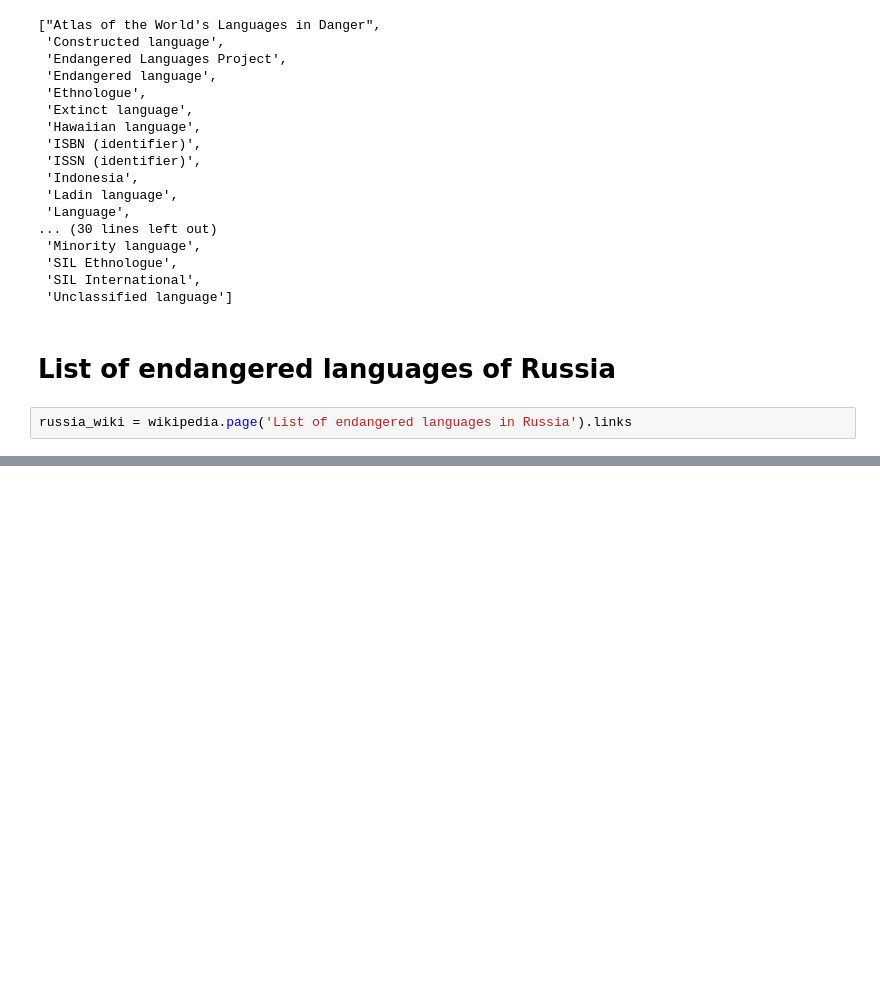
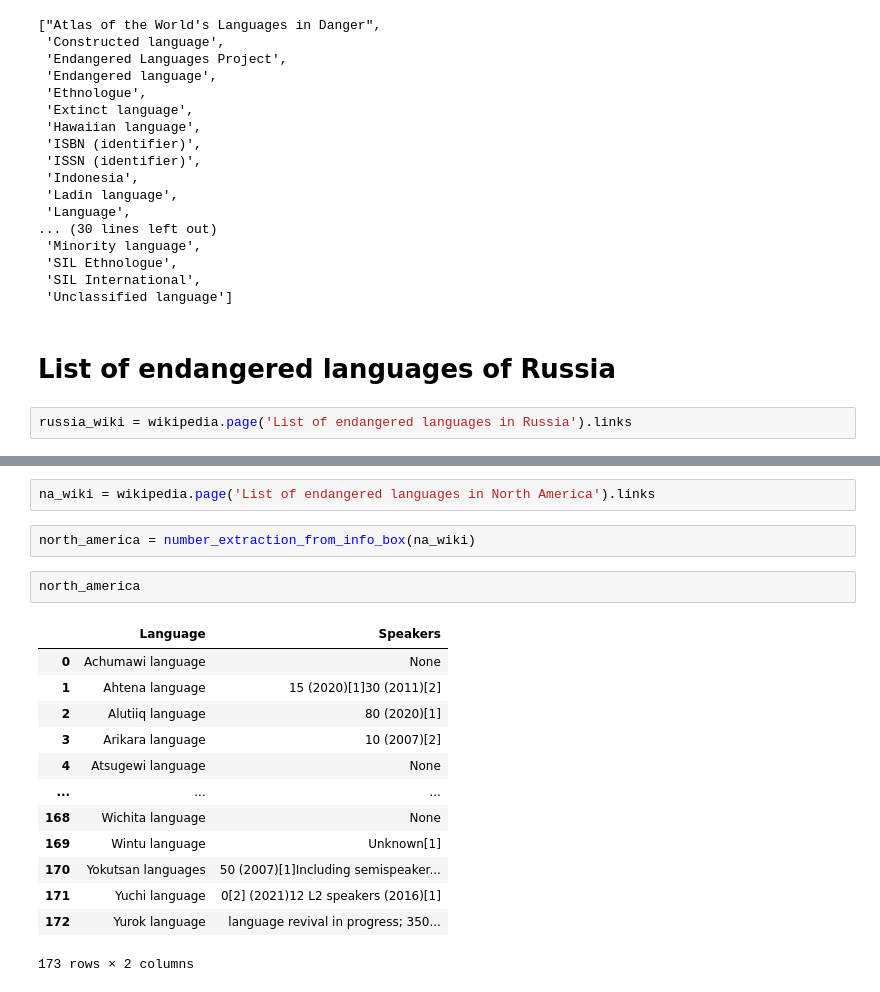
Before and after one commit to giuliaok/EQUATE, a Jupyter notebook: language_speakers_counts/language_endangerment_work.ipynb, the cells around one changed output, grey strips where cells are left out. Cells and saved outputs as stored; diff of their text form; blank space fills up the shorter version.

```diff
--- a/language_speakers_counts/language_endangerment_work.ipynb
+++ b/language_speakers_counts/language_endangerment_work.ipynb
@@ -576,0 +417,20 @@ end_russia
+# %%
+na_wiki = wikipedia.page('List of endangered languages in North America').links
+# %%
+north_america = number_extraction_from_info_box(na_wiki)
+# %%
+north_america
+# %% [output]
+|  | Language | Speakers |
+| 0 | Achumawi language | None |
+| 1 | Ahtena language | 15 (2020)[1]30 (2011)[2] |
+| 2 | Alutiiq language | 80 (2020)[1] |
+| 3 | Arikara language | 10 (2007)[2] |
+| 4 | Atsugewi language | None |
+| ... | ... | ... |
+| 168 | Wichita language | None |
+| 169 | Wintu language | Unknown[1] |
+| 170 | Yokutsan languages | 50 (2007)[1]Including semispeaker... |
+| 171 | Yuchi language | 0[2] (2021)12 L2 speakers (2016)[1] |
+| 172 | Yurok language | language revival in progress; 350... |
+173 rows × 2 columns
```
Also changed, not shown: parts of 45 cells of this notebook.
